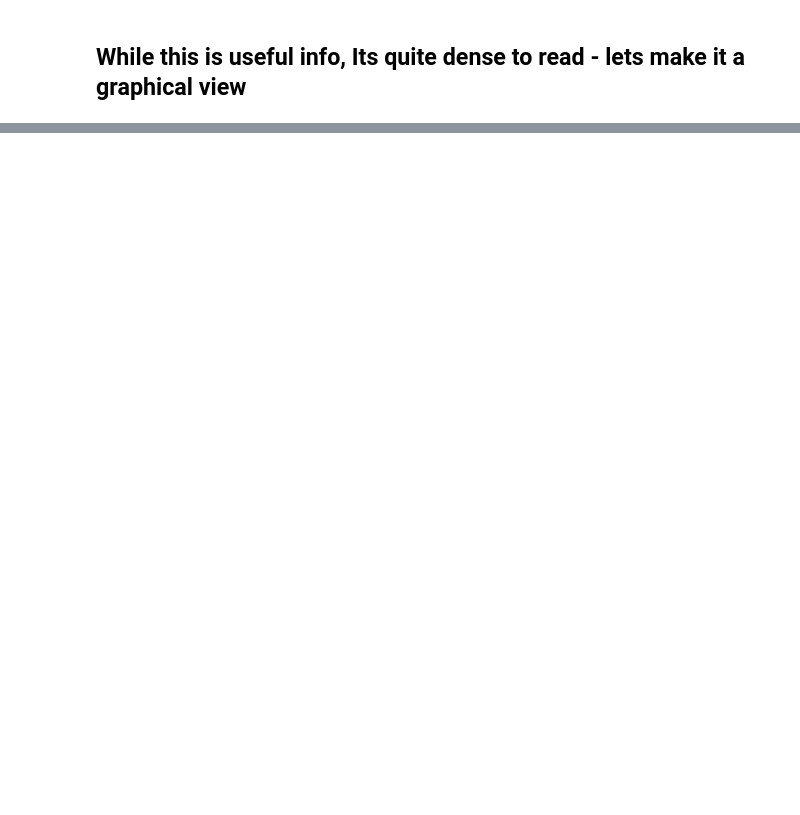
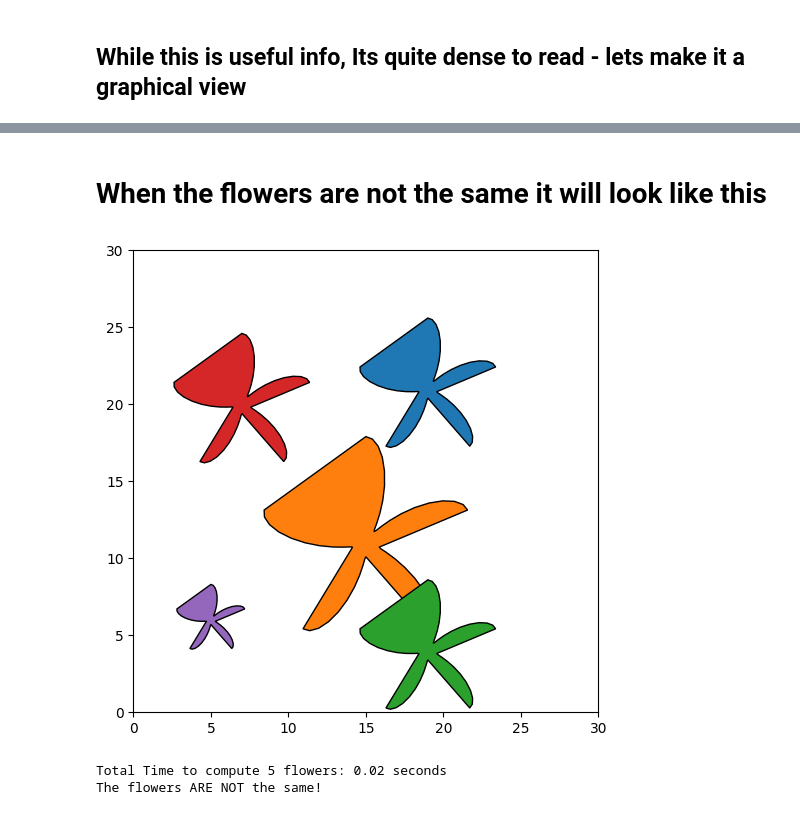
Before and after one commit to Engr315/P1_Optimization, a Jupyter notebook: Flowers/Flowers.ipynb, the cells around one changed output, grey strips where cells are left out. Drawn from its saved outputs; the diff is of its cells as text; code cells hidden in the pictures; blank space fills up the shorter version.

```diff
--- a/Flowers/Flowers.ipynb
+++ b/Flowers/Flowers.ipynb
@@ -96,0 +140,31 @@ Image('flowers.png')
+# %% [markdown]
+# When the flowers are not the same it will look like this
+# %%
+from NotReallyFlowers import NotReallyAFlowerDrawer
+
+not_flower_instance = NotReallyAFlowerDrawer()
+
+
+start = time.perf_counter()
+not_flowers = not_flower_instance.draw_many_flower(inputs)
+stop = time.perf_counter()
+
+plt.figure(figsize=(6,6))
+plt.xlim(0, 30)
+plt.ylim(0, 30)
+
+for t in not_flowers:
+    x, y = zip(*t)
+    plt.fill(x, y, edgecolor='black')
+
+plt.show()
+
+tot_time = stop-start
+print(f"Total Time to compute 5 flowers: {tot_time:.2f} seconds")
+
+same = flowers_are_same(good_flowers, not_flowers)
+print(f"The flowers {'ARE' if same else 'ARE NOT'} the same!")
+# %% [output]
+[figure, added]
+Total Time to compute 5 flowers: 0.02 seconds
+The flowers ARE NOT the same!
```
Also changed, not shown: parts of 11 cells of this notebook, 4 other files.
